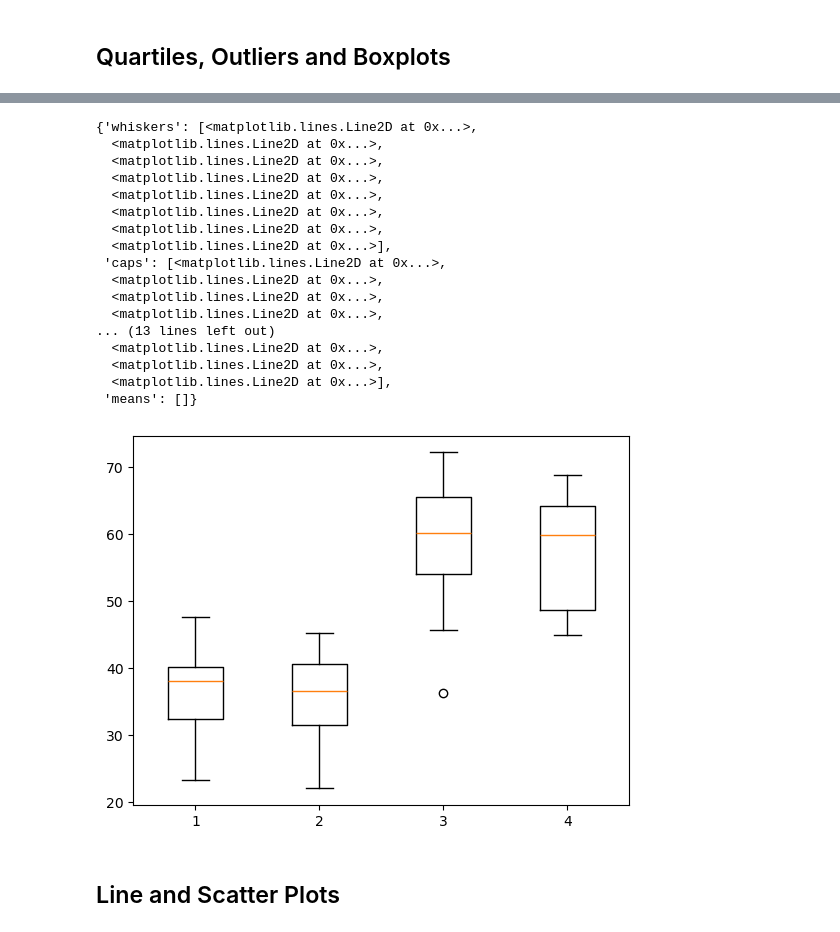
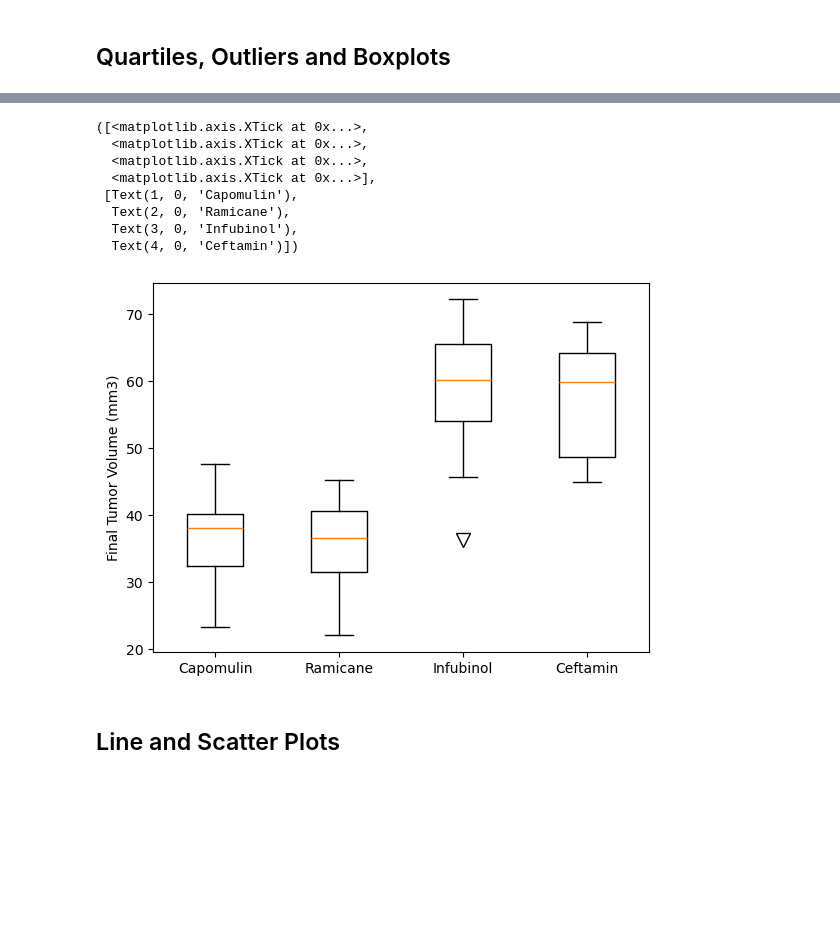
Before and after one commit to cindyd97/Comparing_Pharma_Drug_Performance, a Jupyter notebook: homework material/pymaceuticals_starter.ipynb, the cells around one changed output, grey strips where cells are left out. Cells and saved outputs as stored; diff of their text form; code cells hidden in the pictures; blank space fills up the shorter version.

```diff
--- a/homework material/pymaceuticals_starter.ipynb
+++ b/homework material/pymaceuticals_starter.ipynb
@@ -294,52 +294,46 @@ infubinol_df = clean_data.loc[clean_data['Drug Regimen'] == 'Infubinol',:]
 infubinol_last = infubinol_df.groupby('Mouse ID').max()['Timepoint']
 infubinol_vol = pd.DataFrame(infubinol_last)
 infubinol_merge = pd.merge(infubinol_vol,clean_data, on=('Mouse ID','Timepoint'),how='left')
 infubinol_tumors = infubinol_merge['Tumor Volume (mm3)']
 quartiles3 = infubinol_tumors.quantile([.25,.5,.75])
 lowerq3 = quartiles3[0.25]
 upperq3 = quartiles3[0.75]
 iqr3 = upperq3-lowerq3
 lower_bound3 = lowerq3 - (1.5*iqr3)
 upper_bound3 = upperq3 - (1.5*iqr3)
 
 ceftamin_df = clean_data.loc[clean_data['Drug Regimen'] == 'Ceftamin',:]
 ceftamin_last = ceftamin_df.groupby('Mouse ID').max()['Timepoint']
 ceftamin_vol = pd.DataFrame(ceftamin_last)
 ceftamin_merge = pd.merge(ceftamin_vol,clean_data, on=('Mouse ID','Timepoint'),how='left')
 ceftamin_tumors = ceftamin_merge['Tumor Volume (mm3)']
 quartiles4 = ceftamin_tumors.quantile([.25,.5,.75])
 lowerq4 = quartiles4[0.25]
 upperq4 = quartiles4[0.75]
 iqr4 = upperq4-lowerq4
 lower_bound4 = lowerq4 - (1.5*iqr4)
 upper_bound4 = upperq4 - (1.5*iqr4)
 
 data_to_plot = [capomulin_tumors, ramicane_tumors,infubinol_tumors,ceftamin_tumors]
 regimen = ['Capomulin']
 
 
 
 treatment_groups = clean_data.groupby('Drug Regimen')['Tumor Volume (mm3)'].apply(list)
-plt.boxplot(data_to_plot)
+plt.boxplot(data_to_plot,flierprops=dict(marker='v',markersize=10))
+plt.ylabel('Final Tumor Volume (mm3)')
+
+plt.xticks([1,2,3,4],treatment)
 # %% [output]
-{'whiskers': [<matplotlib.lines.Line2D at 0x...>,
-  <matplotlib.lines.Line2D at 0x...>,
-  <matplotlib.lines.Line2D at 0x...>,
-  <matplotlib.lines.Line2D at 0x...>,
-  <matplotlib.lines.Line2D at 0x...>,
-  <matplotlib.lines.Line2D at 0x...>,
-  <matplotlib.lines.Line2D at 0x...>,
-  <matplotlib.lines.Line2D at 0x...>],
- 'caps': [<matplotlib.lines.Line2D at 0x...>,
-  <matplotlib.lines.Line2D at 0x...>,
-  <matplotlib.lines.Line2D at 0x...>,
-  <matplotlib.lines.Line2D at 0x...>,
-... (13 lines left out)
-  <matplotlib.lines.Line2D at 0x...>,
-  <matplotlib.lines.Line2D at 0x...>,
-  <matplotlib.lines.Line2D at 0x...>],
- 'means': []}
+([<matplotlib.axis.XTick at 0x...>,
+  <matplotlib.axis.XTick at 0x...>,
+  <matplotlib.axis.XTick at 0x...>,
+  <matplotlib.axis.XTick at 0x...>],
+ [Text(1, 0, 'Capomulin'),
+  Text(2, 0, 'Ramicane'),
+  Text(3, 0, 'Infubinol'),
+  Text(4, 0, 'Ceftamin')])
-[figure, old version]
+[figure, new version]
 # %% [markdown]
 ## Line and Scatter Plots
 # %%
```
Also changed, not shown: parts of 4 cells of this notebook.
